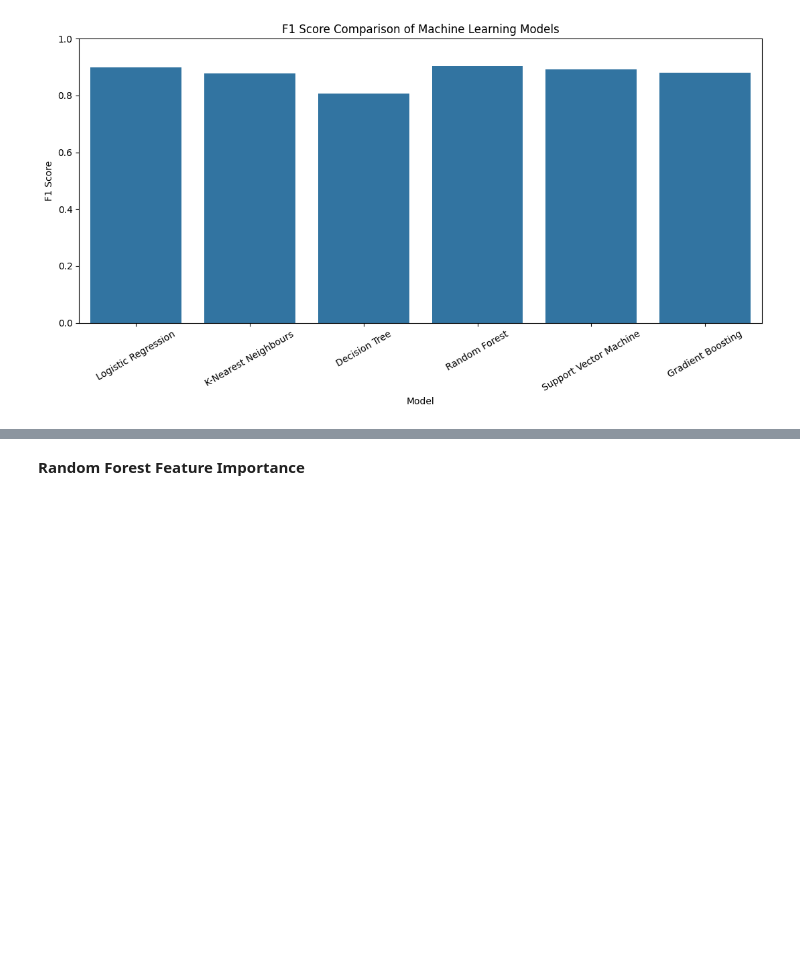
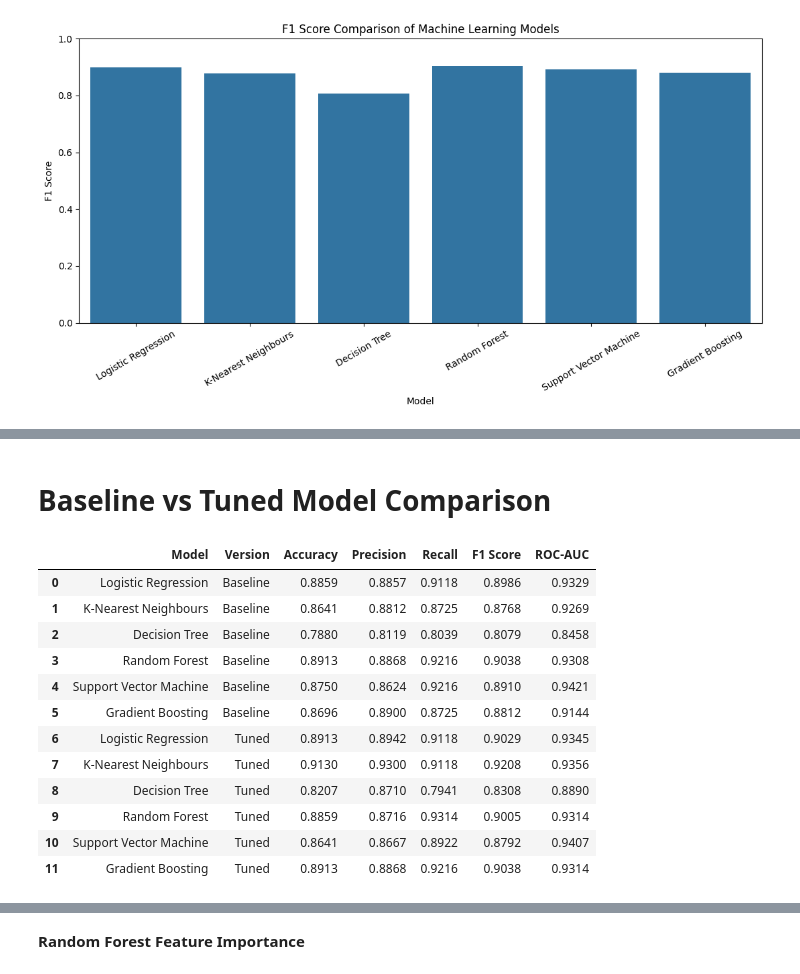
Before and after one commit to soup511/final_year_project, a Jupyter notebook: Heart_DiseasePrediction_usingMachineLearning.ipynb, the cells around one changed output, grey strips where cells are left out. Drawn from its saved outputs; the diff is of its cells as text; code cells hidden in the pictures; blank space fills up the shorter version.

```diff
--- a/Heart_DiseasePrediction_usingMachineLearning.ipynb
+++ b/Heart_DiseasePrediction_usingMachineLearning.ipynb
@@ -1009,0 +1147,41 @@ plt.show()
+# %% [markdown]
+# **Baseline vs Tuned Model Comparison**
+# %%
+comparison_columns = [
+    "Accuracy",
+    "Precision",
+    "Recall",
+    "F1 Score",
+    "ROC-AUC"
+]
+
+baseline_comparison = results_df.copy()
+baseline_comparison["Version"] = "Baseline"
+
+tuned_comparison = tuned_results_df.copy()
+tuned_comparison["Version"] = "Tuned"
+
+model_comparison_df = pd.concat(
+    [baseline_comparison, tuned_comparison],
+    ignore_index=True
+)
+
+model_comparison_df = model_comparison_df[
+    ["Model", "Version"] + comparison_columns
+]
+
+model_comparison_df.round(4)
+# %% [output]
+|  | Model | Version | Accuracy | Precision | Recall | F1 Score | ROC-AUC |
+| 0 | Logistic Regression | Baseline | 0.8859 | 0.8857 | 0.9118 | 0.8986 | 0.9329 |
+| 1 | K-Nearest Neighbours | Baseline | 0.8641 | 0.8812 | 0.8725 | 0.8768 | 0.9269 |
+| 2 | Decision Tree | Baseline | 0.7880 | 0.8119 | 0.8039 | 0.8079 | 0.8458 |
+| 3 | Random Forest | Baseline | 0.8913 | 0.8868 | 0.9216 | 0.9038 | 0.9308 |
+| 4 | Support Vector Machine | Baseline | 0.8750 | 0.8624 | 0.9216 | 0.8910 | 0.9421 |
+| 5 | Gradient Boosting | Baseline | 0.8696 | 0.8900 | 0.8725 | 0.8812 | 0.9144 |
+| 6 | Logistic Regression | Tuned | 0.8913 | 0.8942 | 0.9118 | 0.9029 | 0.9345 |
+| 7 | K-Nearest Neighbours | Tuned | 0.9130 | 0.9300 | 0.9118 | 0.9208 | 0.9356 |
+| 8 | Decision Tree | Tuned | 0.8207 | 0.8710 | 0.7941 | 0.8308 | 0.8890 |
+| 9 | Random Forest | Tuned | 0.8859 | 0.8716 | 0.9314 | 0.9005 | 0.9314 |
+| 10 | Support Vector Machine | Tuned | 0.8641 | 0.8667 | 0.8922 | 0.8792 | 0.9407 |
+| 11 | Gradient Boosting | Tuned | 0.8913 | 0.8868 | 0.9216 | 0.9038 | 0.9314 |
```
Also changed, not shown: parts of 11 cells of this notebook.
